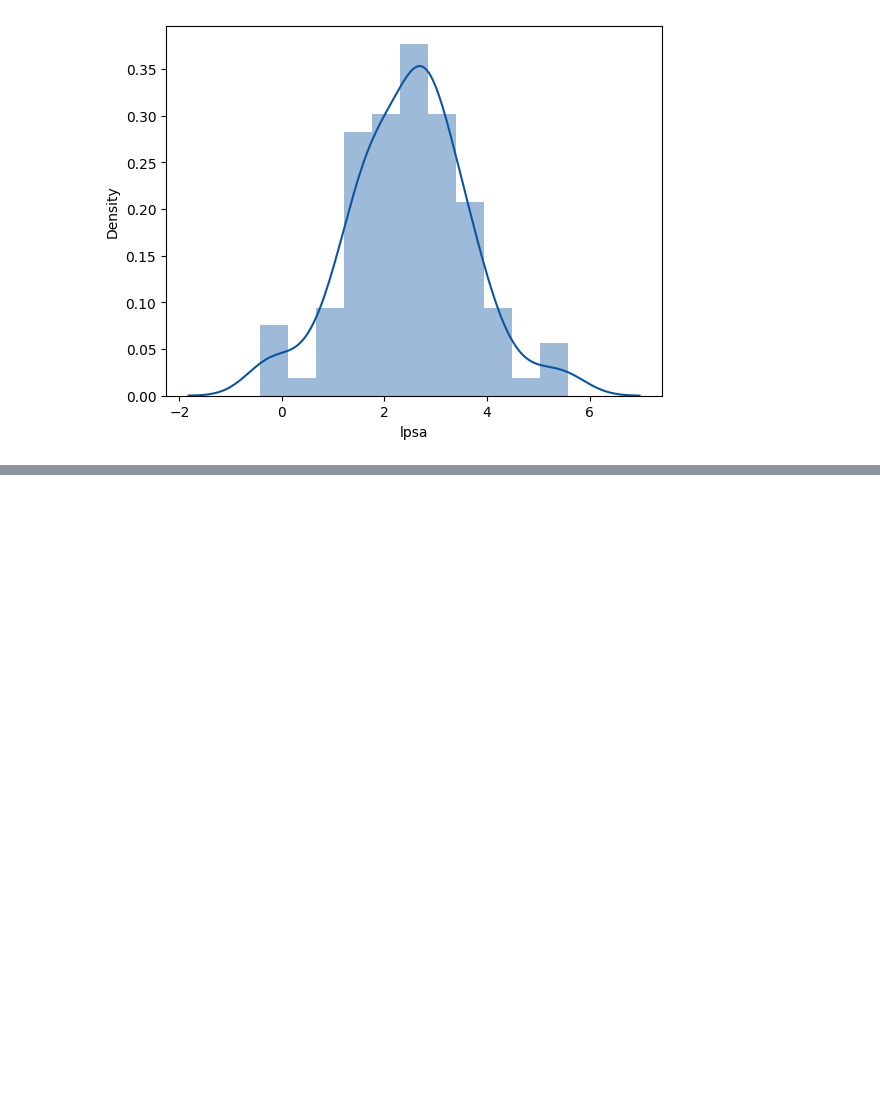
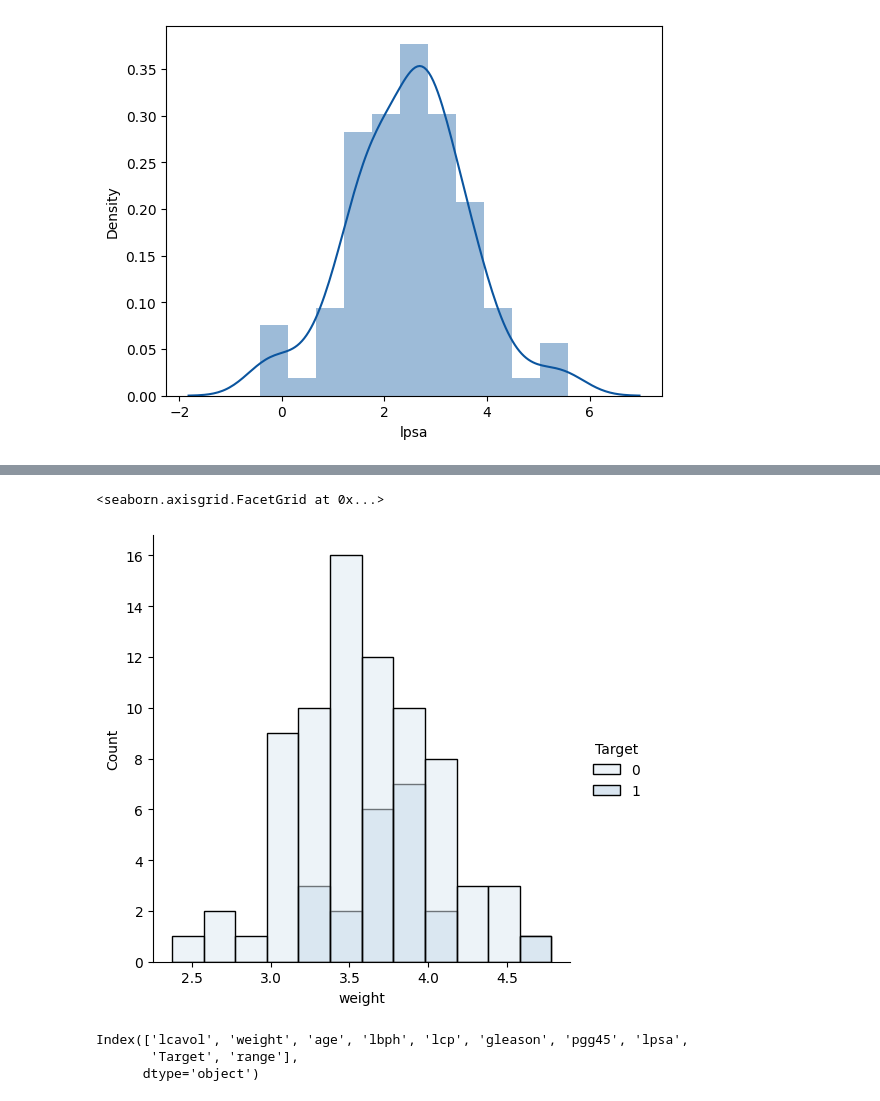
Before and after one commit to Ammon21/Prostate-Cancer-Detection, a Jupyter notebook: notebooks/EDA.ipynb, the cells around one changed output, grey strips where cells are left out. Saved outputs shown, nothing was run; the diff lists cells and outputs as text; code cells hidden in the pictures; blank space fills up the shorter version.

```diff
--- a/notebooks/EDA.ipynb
+++ b/notebooks/EDA.ipynb
@@ -118,0 +131,12 @@ sns.distplot(df.lpsa)
+# %%
+sns.set_palette("BuPu")
+sns.displot(df, x="weight", hue="Target")
+# %% [output]
+<seaborn.axisgrid.FacetGrid at 0x...>
+[figure, added]
+# %%
+df.columns
+# %% [output]
+Index(['lcavol', 'weight', 'age', 'lbph', 'lcp', 'gleason', 'pgg45', 'lpsa',
+       'Target', 'range'],
+      dtype='object')
```
Also changed, not shown: parts of 10 cells of this notebook, 2 other files.
